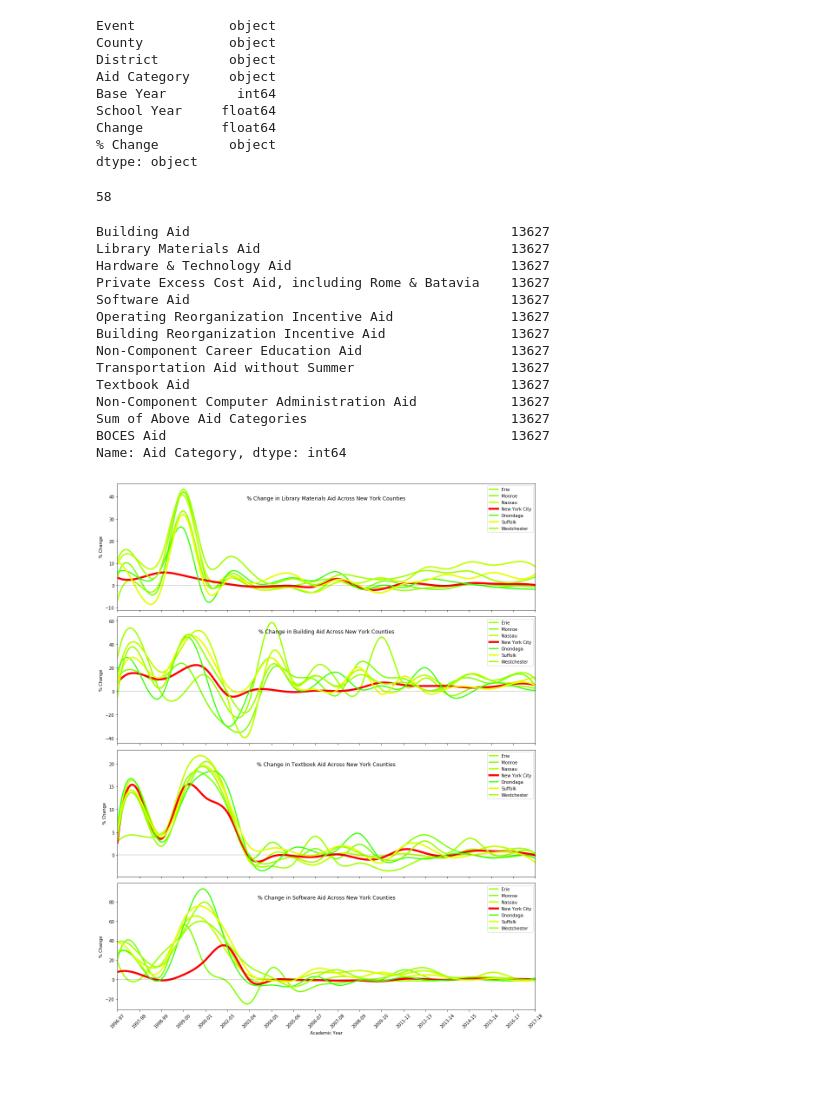
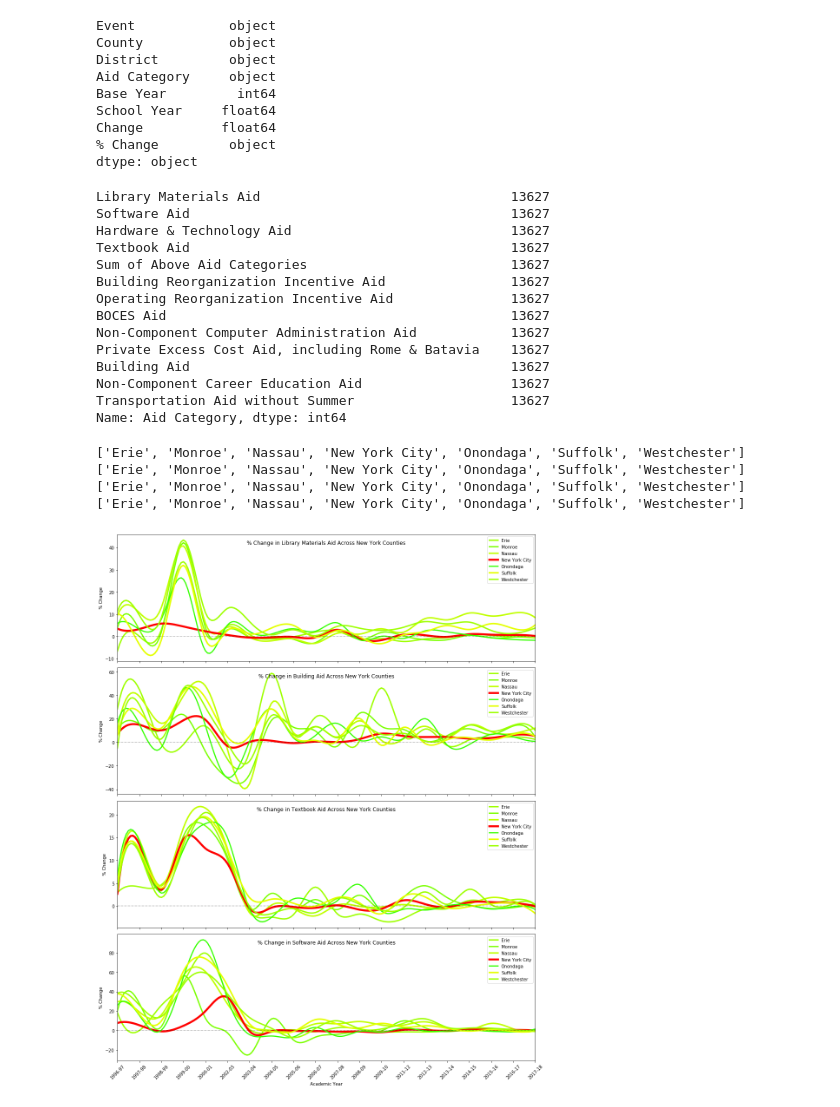
Before and after one commit to luojeff/datav, a Jupyter notebook: New York Aid/Aid Analysis.ipynb, the cells around one changed output. Saved outputs shown, nothing was run; the diff lists cells and outputs as text; code cells hidden in the pictures; blank space fills up the shorter version.

Commit message:
move data files to sep folder, cleanup

```diff
--- a/New York Aid/Aid Analysis.ipynb
+++ b/New York Aid/Aid Analysis.ipynb
@@ -13,7 +13,7 @@ from colour import Color
 # Link here: https://data.ny.gov/Government-Finance/New-York-State-School-Aid-Beginning-School-Year-19/9pb8-dg53
 
 # Read CSV and cleanup
-data = pd.read_csv("New_York_State_School_Aid__Beginning_School_Year_1996-97.csv")
+data = pd.read_csv("data/New_York_State_School_Aid__Beginning_School_Year_1996-97.csv")
 data.sort_values(by="% Change", ascending=False).tail()
 data.Event = data.Event.apply(lambda s: s.split(" ")[0])
 data["% Change"] = data["% Change"].replace(np.nan, np.nan)
@@ -40,37 +40,34 @@ dtype: object
 # We only care about 2017 population estimates for now
 selected_year = 2017
 
-pop_data = pd.read_csv("Annual_Population_Estimates_for_New_York_State_and_Counties__Beginning_1970.csv")
+pop_data = pd.read_csv("data/Annual_Population_Estimates_for_New_York_State_and_Counties__Beginning_1970.csv")
 selected_pop = pop_data[pop_data.Year == selected_year].drop(0).drop(["FIPS Code", "Program Type", "Year"], axis=1)
 selected_pop.index = selected_pop.Geography.apply(lambda s: " ".join(s.split(" ")[:-1]))
 selected_pop = selected_pop.drop(["Geography"], axis=1)
 selected_pop.loc["New York"].Population = selected_pop.loc["New York"].Population + selected_pop.loc["Kings"].Population + \
 selected_pop.loc["Queens"].Population + selected_pop.loc["Bronx"].Population + selected_pop.loc["Richmond"].Population
 selected_pop = selected_pop.drop(["Kings", "Queens", "Richmond", "Bronx"], axis=0)
-print(len(selected_pop))
 
 # Create line-width attribute for plotting
 selected_pop["LW"] = pow((np.log(selected_pop.Population) - min(np.log(selected_pop.Population))) / 2.2, 1.2) + 0.2
 selected_pop = selected_pop.rename(index={"New York": "New York City"})
 topcounties = selected_pop.sort_values(by="Population", ascending=False)
-# %% [output]
-58
 # %%
 data["Aid Category"].value_counts()[:13]
 # %% [output]
+Library Materials Aid                                13627
+Software Aid                                         13627
+Hardware & Technology Aid                            13627
+Textbook Aid                                         13627
+Sum of Above Aid Categories                          13627
+Building Reorganization Incentive Aid                13627
+Operating Reorganization Incentive Aid               13627
+BOCES Aid                                            13627
+Non-Component Computer Administration Aid            13627
+Private Excess Cost Aid, including Rome & Batavia    13627
 Building Aid                                         13627
-Library Materials Aid                                13627
-Hardware & Technology Aid                            13627
-Private Excess Cost Aid, including Rome & Batavia    13627
-Software Aid                                         13627
-Operating Reorganization Incentive Aid               13627
-Building Reorganization Incentive Aid                13627
 Non-Component Career Education Aid                   13627
 Transportation Aid without Summer                    13627
-Textbook Aid                                         13627
-Non-Component Computer Administration Aid            13627
-Sum of Above Aid Categories                          13627
-BOCES Aid                                            13627
 Name: Aid Category, dtype: int64
 # %%
 # Corrects for possibly erroneous data that makes baseyear value equal to 0 for the year 2002-03
@@ -120,38 +117,44 @@ def create_multiindex_plot(aid_type, measure_type, graph_size, ex_ax):
 
             #county_data.plot(x=county_data.index, y=measure_type, ax=ex_ax, figsize=graph_size, label=county, linewidth=0.5)
 
+    legend_counties = sorted(legend_counties)
+    print(legend_counties)
     ex_ax.legend(legend_counties)
     return mi_df
 # %%
 # Formatting and creating a visualization
 graph_size = (14.5, 6*(3))
 fig, axes = plt.subplots(nrows=4, ncols=1, figsize=graph_size)
 
 aids = ["Library Materials Aid", "Building Aid", "Textbook Aid", "Software Aid"]
 ylims = [(-12, 50), (-50, 75), (-5, 25), (-35, 100)]
 inctah = [0, 0, 0, 1]
 
 # Set axis limits, labels, remove legends
 for i in range(4):
     #axes[i].set_ylim(ymin=ylims[i][0], ymax=ylims[i][1])
     axes[i].set_xlim(xmin=0, xmax=19)
-    axes[i].set_title("% Change in {} Across New York Counties".format(aid_type), x=0.5, y=0.85)
+    axes[i].set_title("% Change in {} Across New York Counties".format(aids[i]), x=0.5, y=0.9)
     axes[i].set_ylabel("% Change")
     axes[i].set_xticks([i for i in range(0, 20)])
 
     res = create_multiindex_plot(aids[i], "Per Change", graph_size, ex_ax=axes[i])
 
     axes[i].axhline(y=0, linewidth=0.4, color="black", linestyle="dashed")
 
     if inctah[i] == 1:
         axes[i].set_xlabel("Academic Year")
         axes[i].set_xticklabels(res.index.get_level_values(1), rotation=45)
     else:
         axes[i].tick_params(axis='x',labelbottom='off')
 
 # Save to an SVG (Scalable Vector Graphics) file for online use
 plt.tight_layout()
 plt.subplots_adjust(wspace=0, hspace=0.05)
 fig.savefig("data.svg")
 # %% [output]
+['Erie', 'Monroe', 'Nassau', 'New York City', 'Onondaga', 'Suffolk', 'Westchester']
+['Erie', 'Monroe', 'Nassau', 'New York City', 'Onondaga', 'Suffolk', 'Westchester']
+['Erie', 'Monroe', 'Nassau', 'New York City', 'Onondaga', 'Suffolk', 'Westchester']
+['Erie', 'Monroe', 'Nassau', 'New York City', 'Onondaga', 'Suffolk', 'Westchester']
-[figure, old version]
+[figure, new version]
```
Also changed, not shown: 2 other files.
